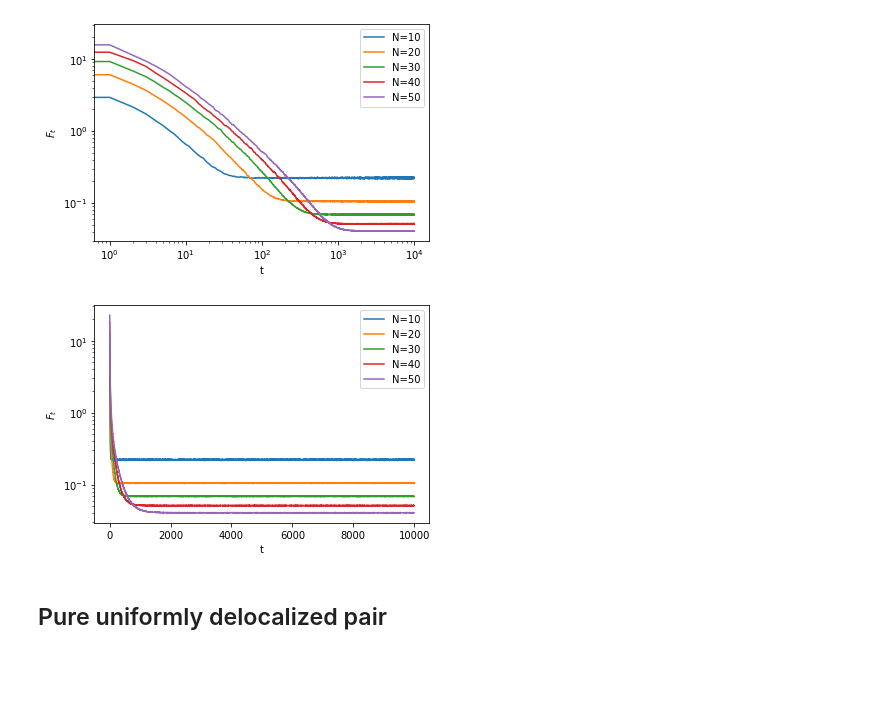
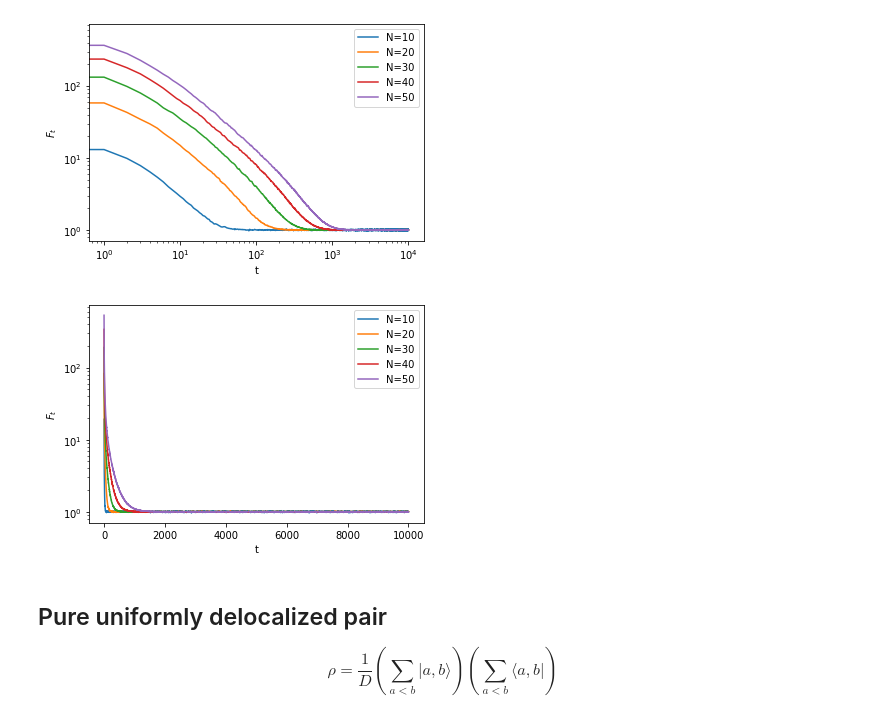
Before and after one commit to Renmusxd/RandomUnitaryLayers, a Jupyter notebook: jupyter/DoubleDefect.ipynb, the cells around one changed output. Saved outputs shown, nothing was run; the diff lists cells and outputs as text; code cells hidden in the pictures; blank space fills up the shorter version.

```diff
--- a/jupyter/DoubleDefect.ipynb
+++ b/jupyter/DoubleDefect.ipynb
@@ -15,6 +17,7 @@ all_purities = []
 for n in ns:
     s = py_entropy.MultiDefectState([[0,1]], numpy.array([1.0], dtype=numpy.complex128), n, 2, num_experiments=ne)
     purities = s.apply_alternative_layers_and_save_mean_purity(k)
-    all_purities.append(purities)
+    D = len(s.get_enumerated_states())
+    all_purities.append(D*purities)
 pure_purities = numpy.array(all_purities)
 # %% [output]
@@ -23,6 +26,6 @@ Wall time: 42.3 s
 # %%
 for n, purity in zip(ns, pure_purities):
-    pyplot.plot(n*purity, label=f"N={n}")
+    pyplot.plot(purity, label=f"N={n}")
 
 pyplot.xlabel('t')
 pyplot.ylabel('$F_t$')
@@ -32,8 +35,7 @@ pyplot.legend()
 pyplot.show()
 
 for n, purity in zip(ns, pure_purities):
-    pyplot.plot(n*purity, label=f"N={n}")
-
+    pyplot.plot(purity, label=f"N={n}")
 
 pyplot.xlabel('t')
 pyplot.ylabel('$F_t$')
@@ -56,6 +60,7 @@ all_purities = []
 for n in ns:
     s = py_entropy.MultiDefectState([[0,n-1]], numpy.array([1.0], dtype=numpy.complex128), n, 2, num_experiments=ne)
     purities = s.apply_alternative_layers_and_save_mean_purity(k)
-    all_purities.append(purities)
+    D = len(s.get_enumerated_states())
+    all_purities.append(D*purities)
 pure_purities = numpy.array(all_purities)
 # %% [output]
@@ -64,28 +69,30 @@ Wall time: 42.2 s
 # %%
 for n, purity in zip(ns, pure_purities):
-    pyplot.plot(n*purity, label=f"N={n}")
+    pyplot.plot(purity, label=f"N={n}")
 
 pyplot.xlabel('t')
 pyplot.ylabel('$F_t$')
 pyplot.xscale('log')
 pyplot.yscale('log')
 pyplot.legend()
 pyplot.show()
 
 for n, purity in zip(ns, pure_purities):
-    pyplot.plot(n*purity, label=f"N={n}")
+    pyplot.plot(purity, label=f"N={n}")
 
 
 pyplot.xlabel('t')
 pyplot.ylabel('$F_t$')
 pyplot.yscale('log')
 pyplot.legend()
 pyplot.show()
 # %% [output]
-[figure, old version]
+[figure, new version]
-[figure, old version]
+[figure, new version]
 # %% [markdown]
 ## Pure uniformly delocalized pair
+
+$$ \rho = \frac{1}{D}\left( \sum_{a<b} \vert a, b \rangle \right)\left( \sum_{a<b} \langle a, b \vert \right) $$
 # %%
 %%time
 
```
Also changed, not shown: parts of 10 cells of this notebook, 3 other files.
